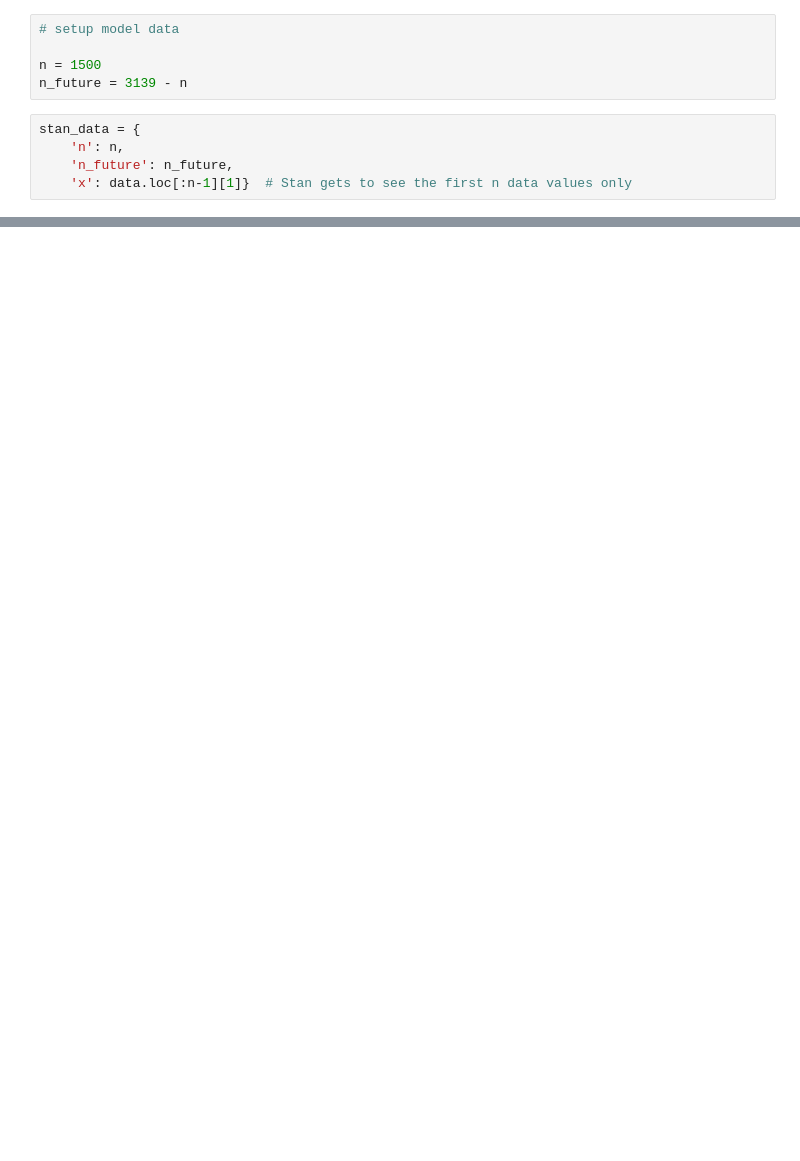
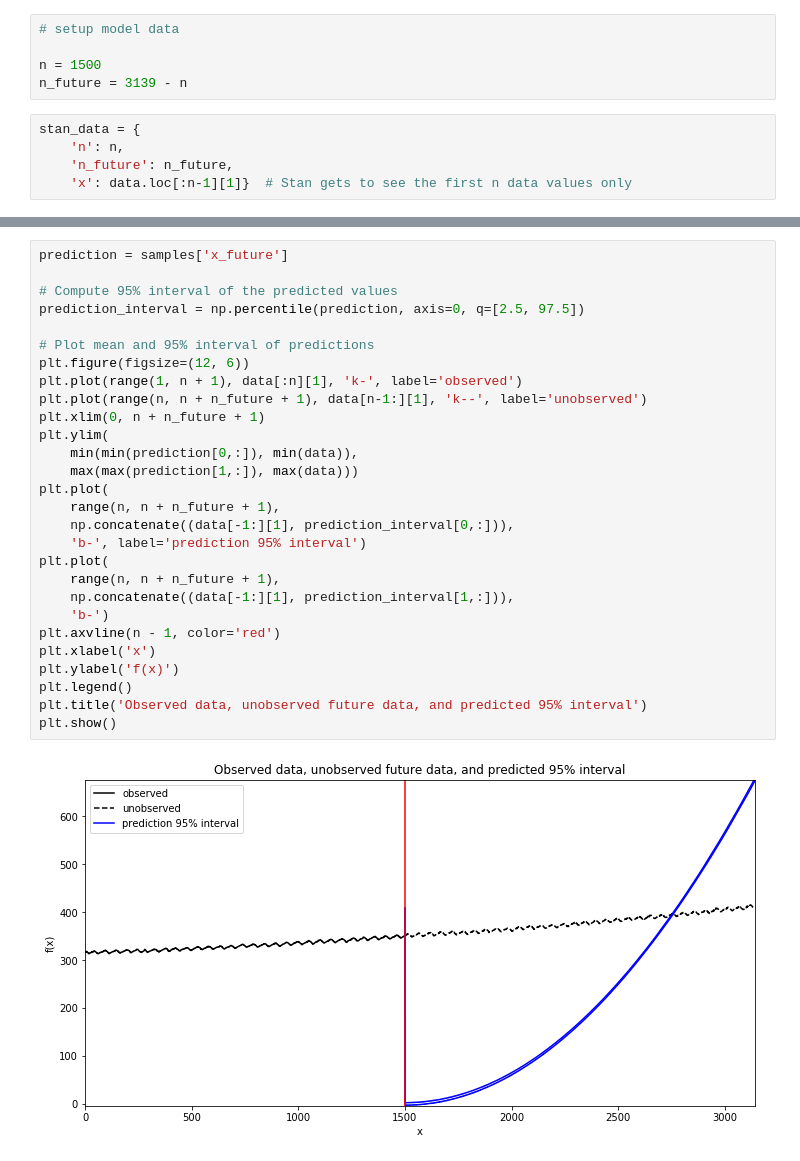
Before and after one commit to michlee1337/DataScience, a Jupyter notebook: Stats/carbonDioxide.ipynb, the cells around one changed output, grey strips where cells are left out. Cells and saved outputs as stored; diff of their text form; blank space fills up the shorter version.

```diff
--- a/Stats/carbonDioxide.ipynb
+++ b/Stats/carbonDioxide.ipynb
@@ -154,0 +268,30 @@ convergence, Rhat=1).
+# %%
+prediction = samples['x_future']
+
+# Compute 95% interval of the predicted values
+prediction_interval = np.percentile(prediction, axis=0, q=[2.5, 97.5])
+
+# Plot mean and 95% interval of predictions
+plt.figure(figsize=(12, 6))
+plt.plot(range(1, n + 1), data[:n][1], 'k-', label='observed')
+plt.plot(range(n, n + n_future + 1), data[n-1:][1], 'k--', label='unobserved')
+plt.xlim(0, n + n_future + 1)
+plt.ylim(
+    min(min(prediction[0,:]), min(data)),
+    max(max(prediction[1,:]), max(data)))
+plt.plot(
+    range(n, n + n_future + 1),
+    np.concatenate((data[-1:][1], prediction_interval[0,:])),
+    'b-', label='prediction 95% interval')
+plt.plot(
+    range(n, n + n_future + 1),
+    np.concatenate((data[-1:][1], prediction_interval[1,:])),
+    'b-')
+plt.axvline(n - 1, color='red')
+plt.xlabel('x')
+plt.ylabel('f(x)')
+plt.legend()
+plt.title('Observed data, unobserved future data, and predicted 95% interval')
+plt.show()
+# %% [output]
+[figure, added]
```
Also changed, not shown: parts of 14 cells of this notebook, 5 other files.
